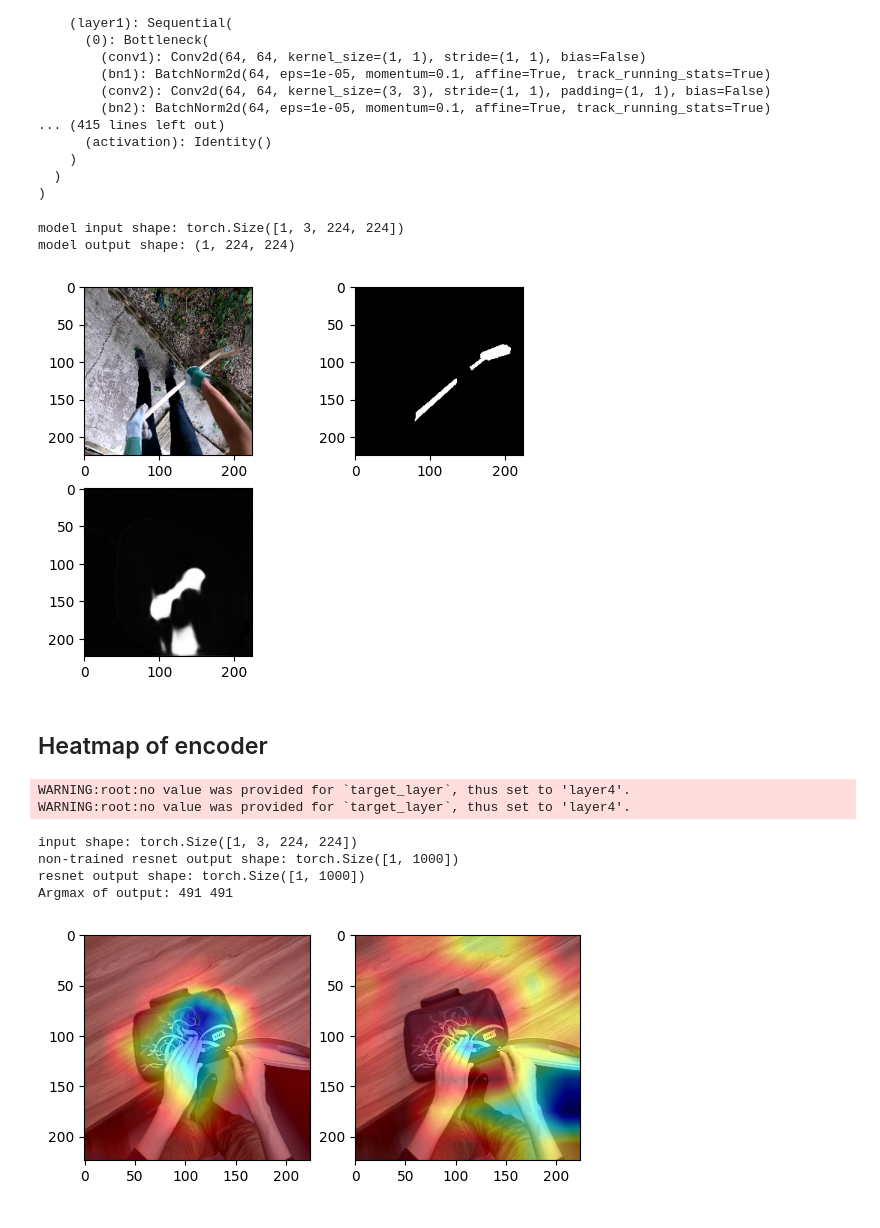
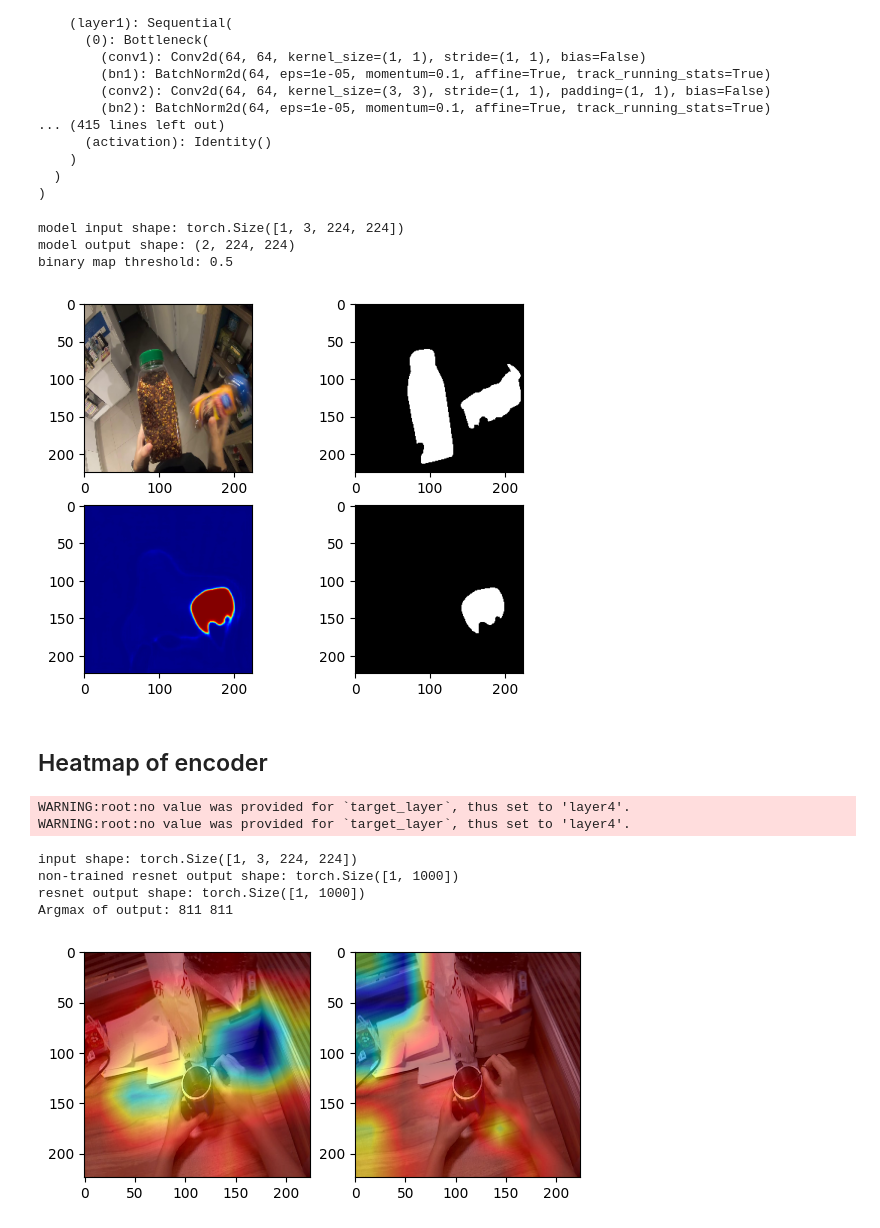
Before and after one commit to pasca-l/hands-and-objects, a Jupyter notebook: objectness_classification/models/model_analysis.ipynb, the cells around one changed output. Saved outputs shown, nothing was run; the diff lists cells and outputs as text; code cells hidden in the pictures.

```diff
--- a/objectness_classification/models/model_analysis.ipynb
+++ b/objectness_classification/models/model_analysis.ipynb
@@ -33,9 +33,9 @@ dataset = ObjnessClsDataModule(
     with_transform=False,
     with_info=True,
 )
-dataset.setup()
+dataset.setup(stage="test")
 
-dataloader = iter(dataset.val_dataloader())
+dataloader = iter(dataset.test_dataloader()[0])
 # %%
 frames, labels, info = next(dataloader)
 iter_counter += 1
@@ -83,11 +83,12 @@ model = smp.Unet(
     encoder_name="resnet101",
     encoder_weights="imagenet",
     in_channels=3,
-    classes=1,
+    classes=2,
     # activation="sigmoid",
 )
 
-model_path = os.path.join(git_root, "objectness_classification/logs/lightning_logs/2023-04-17T01:03:27.275696/unet.pth")
+path = "objectness_classification/logs/lightning_logs/2023-04-18T01:10:25.004901/unet.pth"
+model_path = os.path.join(git_root, path)
 model.load_state_dict(
     torch.load(model_path, map_location=torch.device('cpu')),
     # strict=False,
@@ -112,6 +113,11 @@ Unet(
   )
 )
 # %%
+import numpy as np
+import cv2
+
+threshold = 0.5
+
 input = frames.float()
 with torch.no_grad():
     output = model(input)
@@ -121,6 +127,7 @@ output = output.detach().numpy()[0]
 print(
     f"model input shape: {input.shape}",
     f"model output shape: {output.shape}",
+    f"binary map threshold: {threshold}",
     sep="\n",
 )
 
@@ -135,8 +142,19 @@ plt.gray()
 
 for cls in range(len(output)):
     fig.add_subplot(2, 2, 3+cls)
-    plt.imshow(output[cls])
+    heatmap = cv2.applyColorMap(
+        (output[cls] * 255).astype(np.uint8),
+        cv2.COLORMAP_JET,
+    )
+    heatmap = cv2.cvtColor(heatmap, cv2.COLOR_BGR2RGB)
+    plt.imshow(heatmap)
+
+    fig.add_subplot(2, 2, 3+cls+1)
+    binary_mask = output[cls] > threshold
+    plt.imshow(binary_mask)
     plt.gray()
+
+    break
 
 plt.show()
 
@@ -144,8 +162,9 @@ plt.clf()
 plt.close()
 # %% [output]
 model input shape: torch.Size([1, 3, 224, 224])
-model output shape: (1, 224, 224)
+model output shape: (2, 224, 224)
+binary map threshold: 0.5
-[figure, old version]
+[figure, new version]
 # %% [markdown]
 ## Heatmap of encoder
 # %%
@@ -199,33 +218,33 @@ def create_heatmap(cams):
 
         map = cv2.resize(map, (224,224))
         map = (map*255).astype(np.uint8)
 
         heatmap = cv2.applyColorMap(map, cv2.COLORMAP_JET)
-        output = heatmap * 0.5 + egohos_img.detach().numpy() * 0.5 * 255
+        output = heatmap * 0.5 + img.detach().numpy() * 0.5 * 255
 
     return output
 
 # show heatmaps of CAM
 nt_heatmap = create_heatmap(nt_cam_extractor(class_idx, nt_out))
 heatmap = create_heatmap(cam_extractor(class_idx2, out))
 
 fig = plt.figure()
 
 fig.add_subplot(1, 2, 1)
 plt.imshow(nt_heatmap.astype(np.uint8))
 
 fig.add_subplot(1, 2, 2)
 plt.imshow(heatmap.astype(np.uint8))
 
 plt.show()
 
 plt.clf()
 plt.close()
 # %% [output]
 WARNING:root:no value was provided for `target_layer`, thus set to 'layer4'.
 WARNING:root:no value was provided for `target_layer`, thus set to 'layer4'.
 input shape: torch.Size([1, 3, 224, 224])
 non-trained resnet output shape: torch.Size([1, 1000])
 resnet output shape: torch.Size([1, 1000])
-Argmax of output: 491 491
+Argmax of output: 811 811
-[figure, old version]
+[figure, new version]
```
Also changed, not shown: parts of 2 cells of this notebook, 2 other files.
